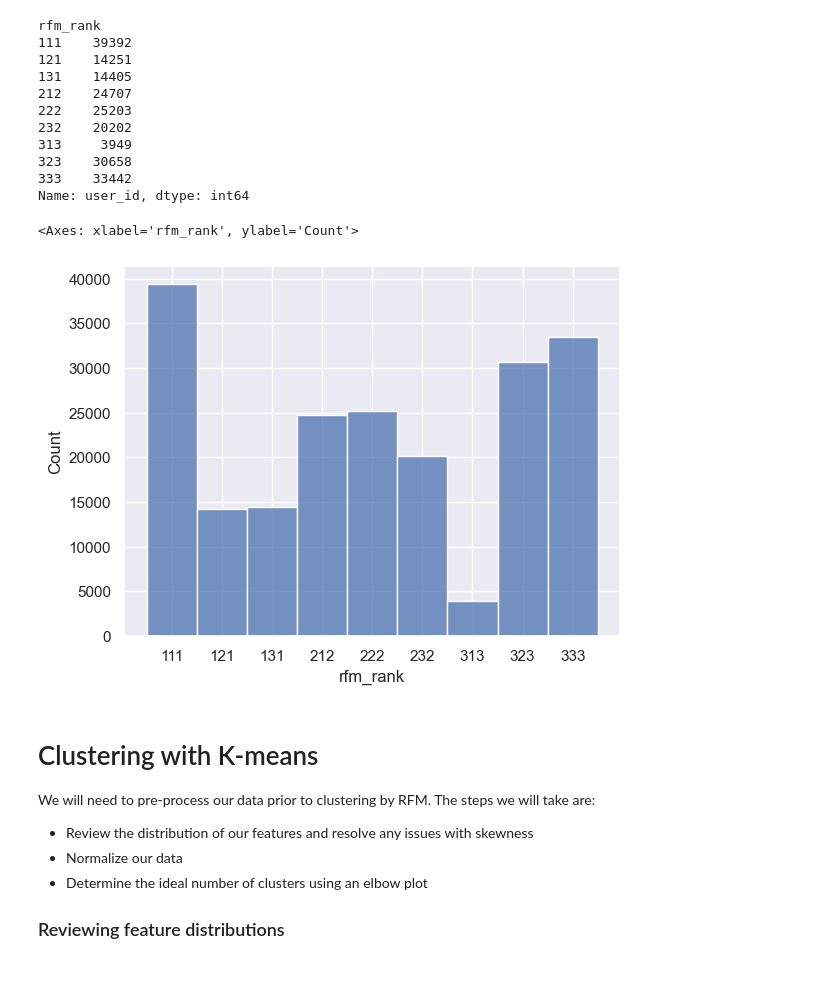
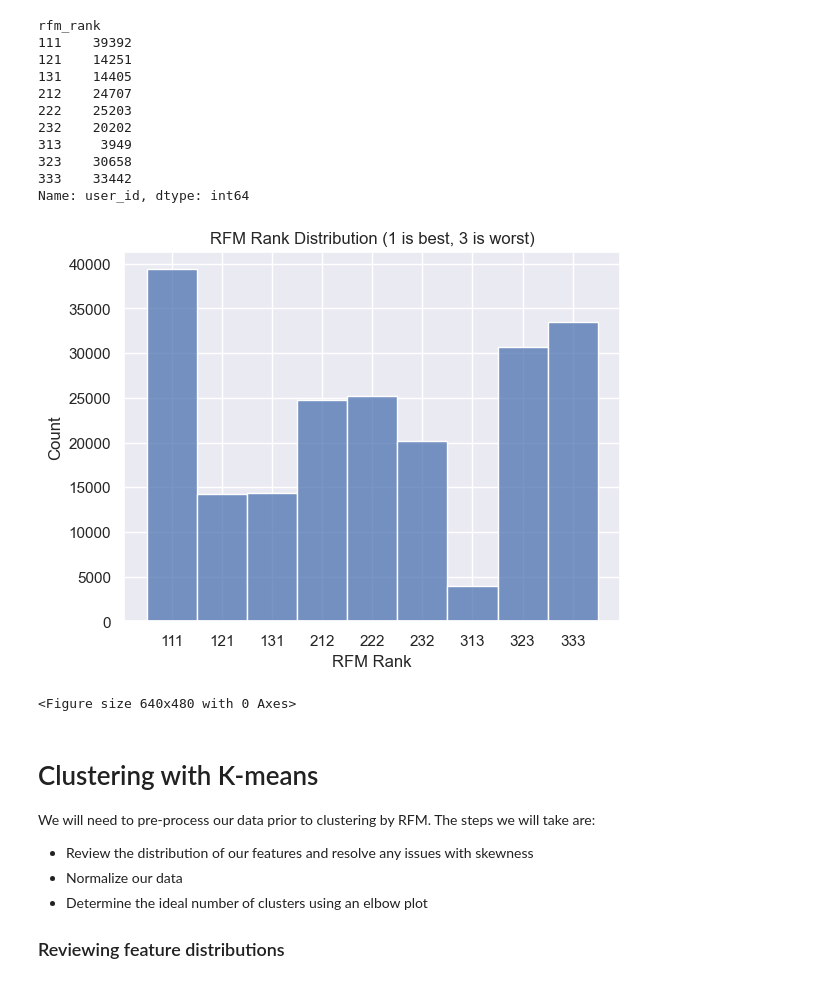
Before and after one commit to lmgaines30/Instacart_Customer_Basket_Analysis, a Jupyter notebook: notebooks/03_Instacart_customer_segmentation.ipynb, the cells around one changed output. Drawn from its saved outputs; the diff is of its cells as text; code cells hidden in the pictures.

```diff
--- a/notebooks/03_Instacart_customer_segmentation.ipynb
+++ b/notebooks/03_Instacart_customer_segmentation.ipynb
@@ -262,11 +262,17 @@ Name: user_id, dtype: int64
 # %%
 #create a visualization of the various rankings
 RFM_df_sorted = RFM_df.sort_values(by='rfm_rank')
 
 sns.histplot(data=RFM_df_sorted, x='rfm_rank')
+plt.title('RFM Rank Distribution (1 is best, 3 is worst)')
+plt.xlabel('RFM Rank')
+plt.show()
+
+#write the figure to an SVG file
+plt.savefig('../visualizations/RFM_rank_distribution.svg', format='svg')
 # %% [output]
+[figure, new version]
-<Axes: xlabel='rfm_rank', ylabel='Count'>
+<Figure size 640x480 with 0 Axes>
-[figure, old version]
 # %% [markdown]
 # Clustering with K-means
 
```
Also changed, not shown: parts of 6 cells of this notebook.
